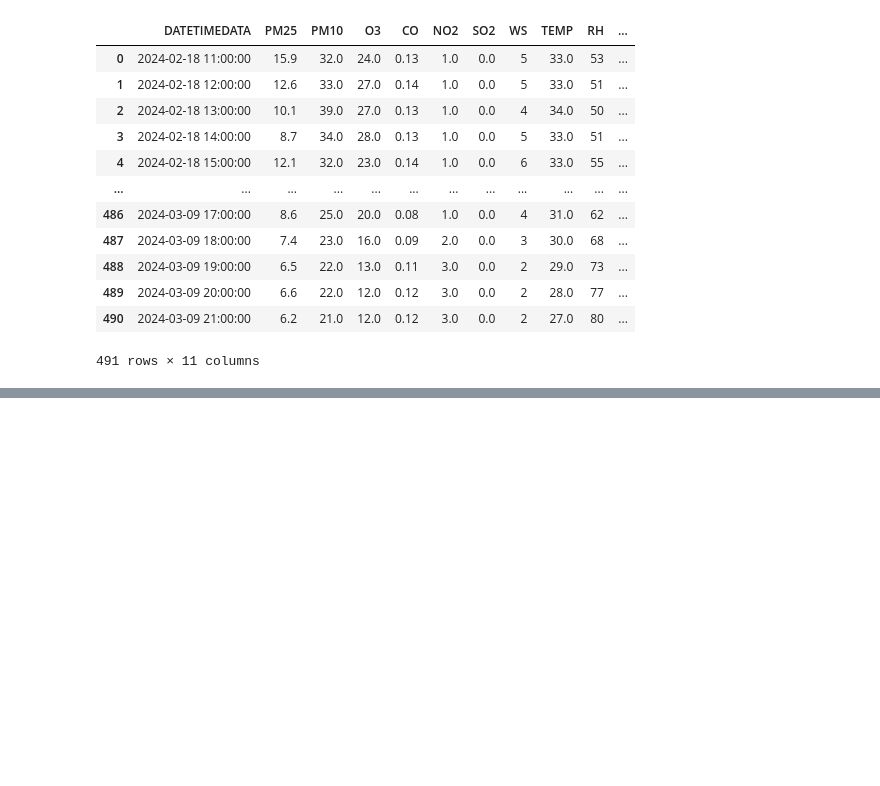
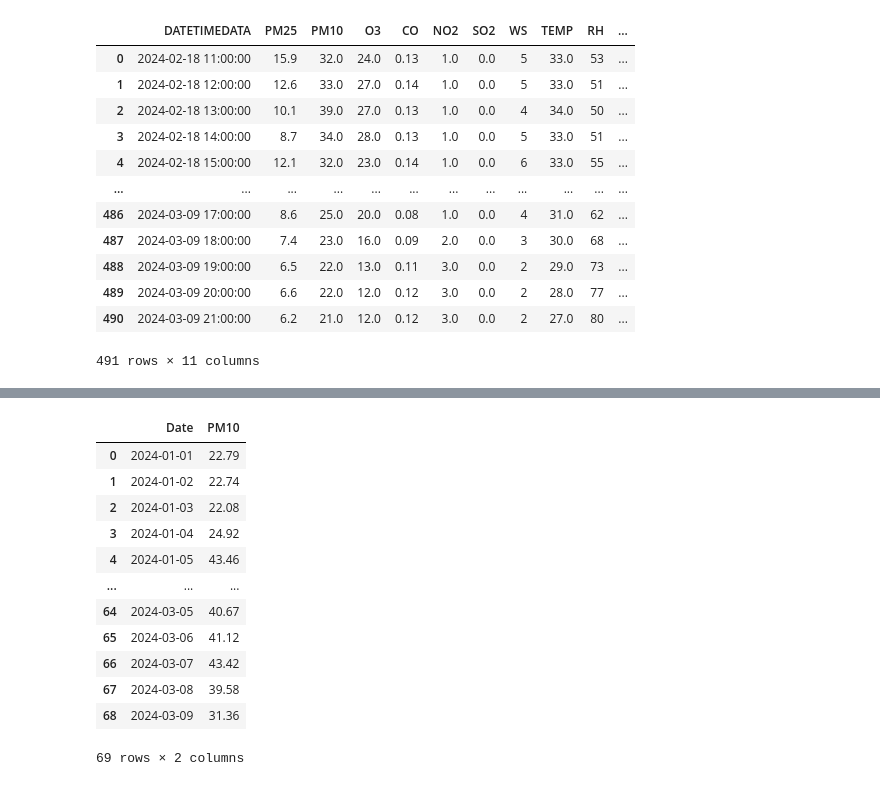
Before and after one commit to jayjiratta/predict_pm2.5, a Jupyter notebook: predict_PM10.ipynb, the cells around one changed output, grey strips where cells are left out. Drawn from its saved outputs; the diff is of its cells as text; code cells hidden in the pictures; blank space fills up the shorter version.

```diff
--- a/predict_PM10.ipynb
+++ b/predict_PM10.ipynb
@@ -186,3 +201,21 @@ Pipeline(memory=FastMemory(location=C:\Users\HP\AppData\Local\Temp\joblib),
                  BaggingRegressor(estimator=ExtraTreesRegressor(n_jobs=-1,
                                                                 random_state=321),
                                   n_estimators=20, random_state=321))])
+# %%
+mean_value = pd.read_csv('mean_value.csv')
+PM10_mean = mean_value.drop(columns=['PM25','O3','CO','NO2','SO2','WS','TEMP','RH','WD'])
+PM10_mean
+# %% [output]
+|  | Date | PM10 |
+| 0 | 2024-01-01 | 22.79 |
+| 1 | 2024-01-02 | 22.74 |
+| 2 | 2024-01-03 | 22.08 |
+| 3 | 2024-01-04 | 24.92 |
+| 4 | 2024-01-05 | 43.46 |
+| ... | ... | ... |
+| 64 | 2024-03-05 | 40.67 |
+| 65 | 2024-03-06 | 41.12 |
+| 66 | 2024-03-07 | 43.42 |
+| 67 | 2024-03-08 | 39.58 |
+| 68 | 2024-03-09 | 31.36 |
+69 rows × 2 columns
```
Also changed, not shown: parts of 8 cells of this notebook.
